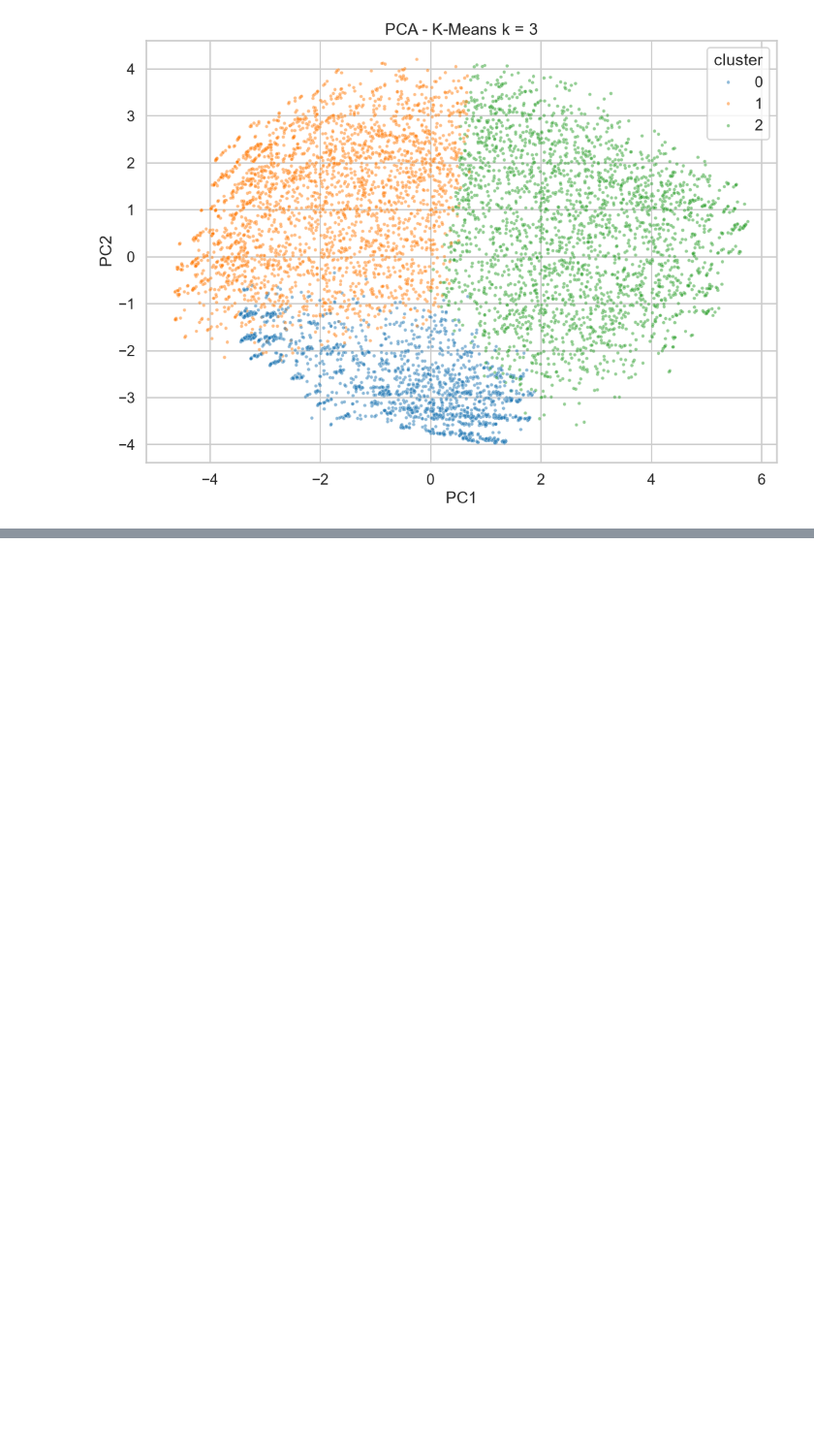
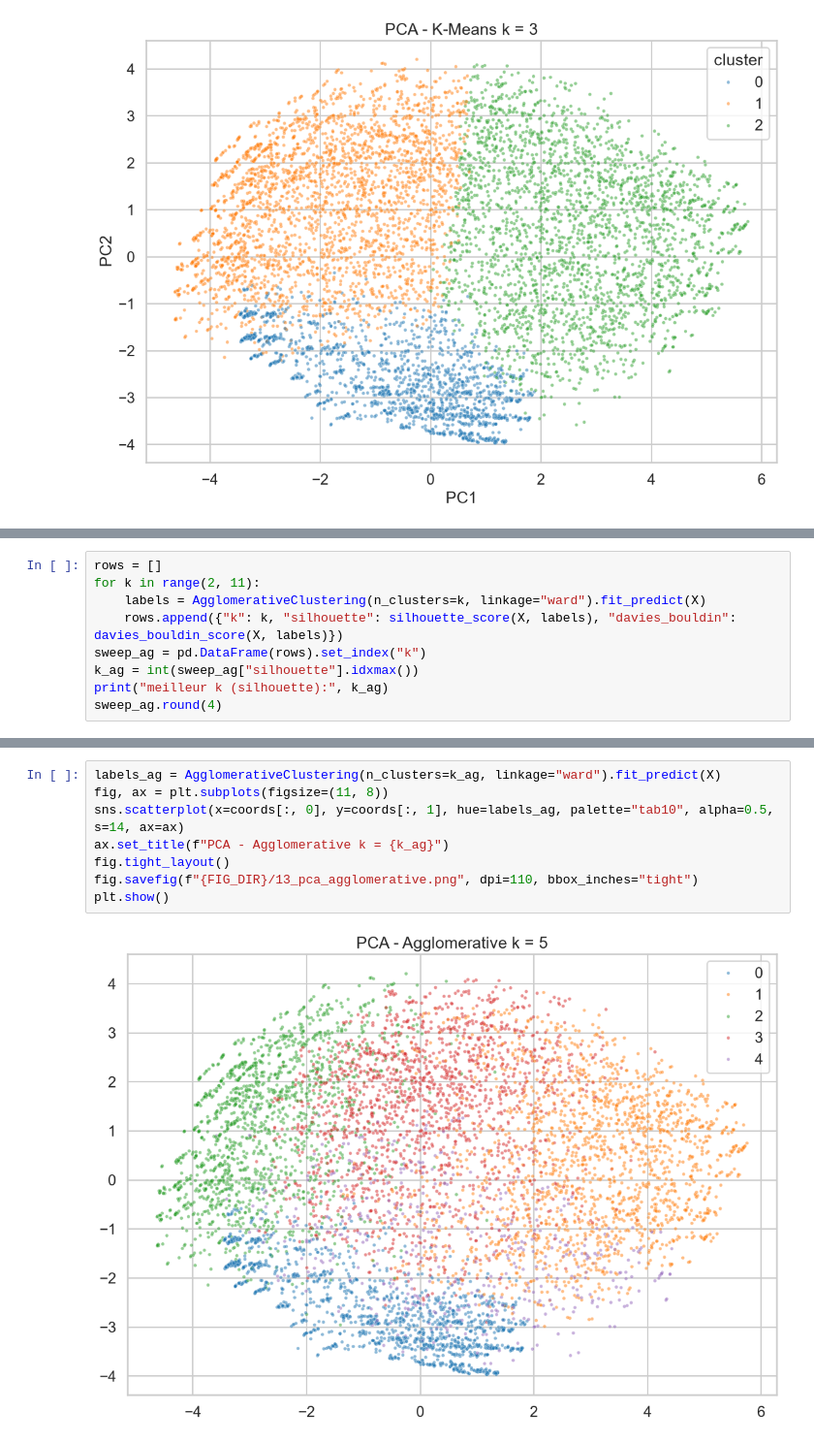
Before and after one commit to doughmi-ilyas/customer-churn-prediction, a Jupyter notebook: notebooks/02_clusters.ipynb, the cells around one changed output, grey strips where cells are left out. Shown at 97% size. Saved outputs shown, nothing was run; the diff lists cells and outputs as text; blank space fills up the shorter version.

Commit message:
clustering: add section "Agglomerative Clustering (Ward)"

```diff
--- a/notebooks/02_clusters.ipynb
+++ b/notebooks/02_clusters.ipynb
@@ -168,0 +171,9 @@ variance expliquée: [0.246 0.157] total: 0.403
+# %%
+rows = []
+for k in range(2, 11):
+    labels = AgglomerativeClustering(n_clusters=k, linkage="ward").fit_predict(X)
+    rows.append({"k": k, "silhouette": silhouette_score(X, labels), "davies_bouldin": davies_bouldin_score(X, labels)})
+sweep_ag = pd.DataFrame(rows).set_index("k")
+k_ag = int(sweep_ag["silhouette"].idxmax())
+print("meilleur k (silhouette):", k_ag)
+sweep_ag.round(4)
@@ -168,0 +193,10 @@ variance expliquée: [0.246 0.157] total: 0.403
+# %%
+labels_ag = AgglomerativeClustering(n_clusters=k_ag, linkage="ward").fit_predict(X)
+fig, ax = plt.subplots(figsize=(11, 8))
+sns.scatterplot(x=coords[:, 0], y=coords[:, 1], hue=labels_ag, palette="tab10", alpha=0.5, s=14, ax=ax)
+ax.set_title(f"PCA - Agglomerative k = {k_ag}")
+fig.tight_layout()
+fig.savefig(f"{FIG_DIR}/13_pca_agglomerative.png", dpi=110, bbox_inches="tight")
+plt.show()
+# %% [output]
+[figure, added]
```
Also changed, not shown: parts of 2 cells of this notebook, 1 other file.
